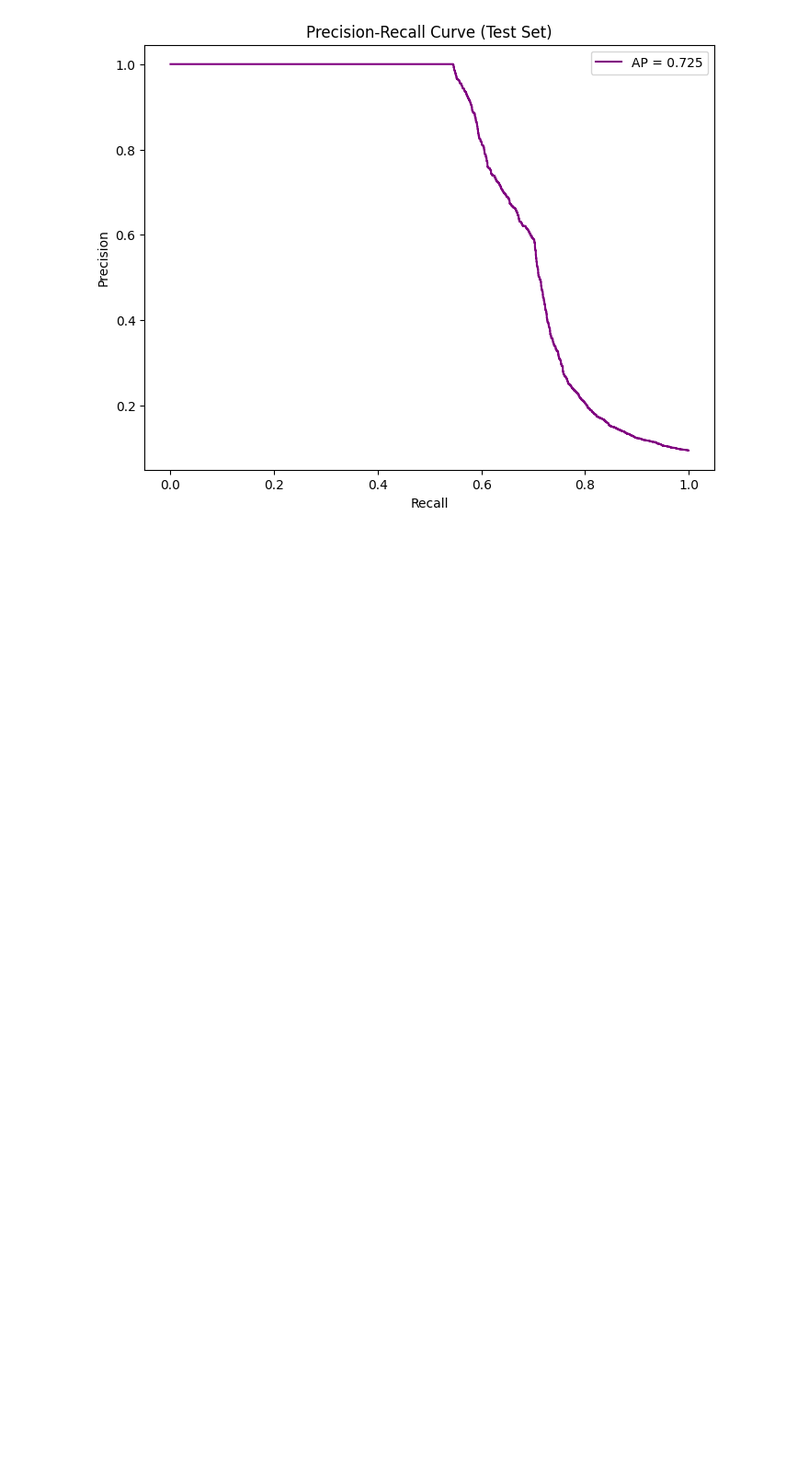
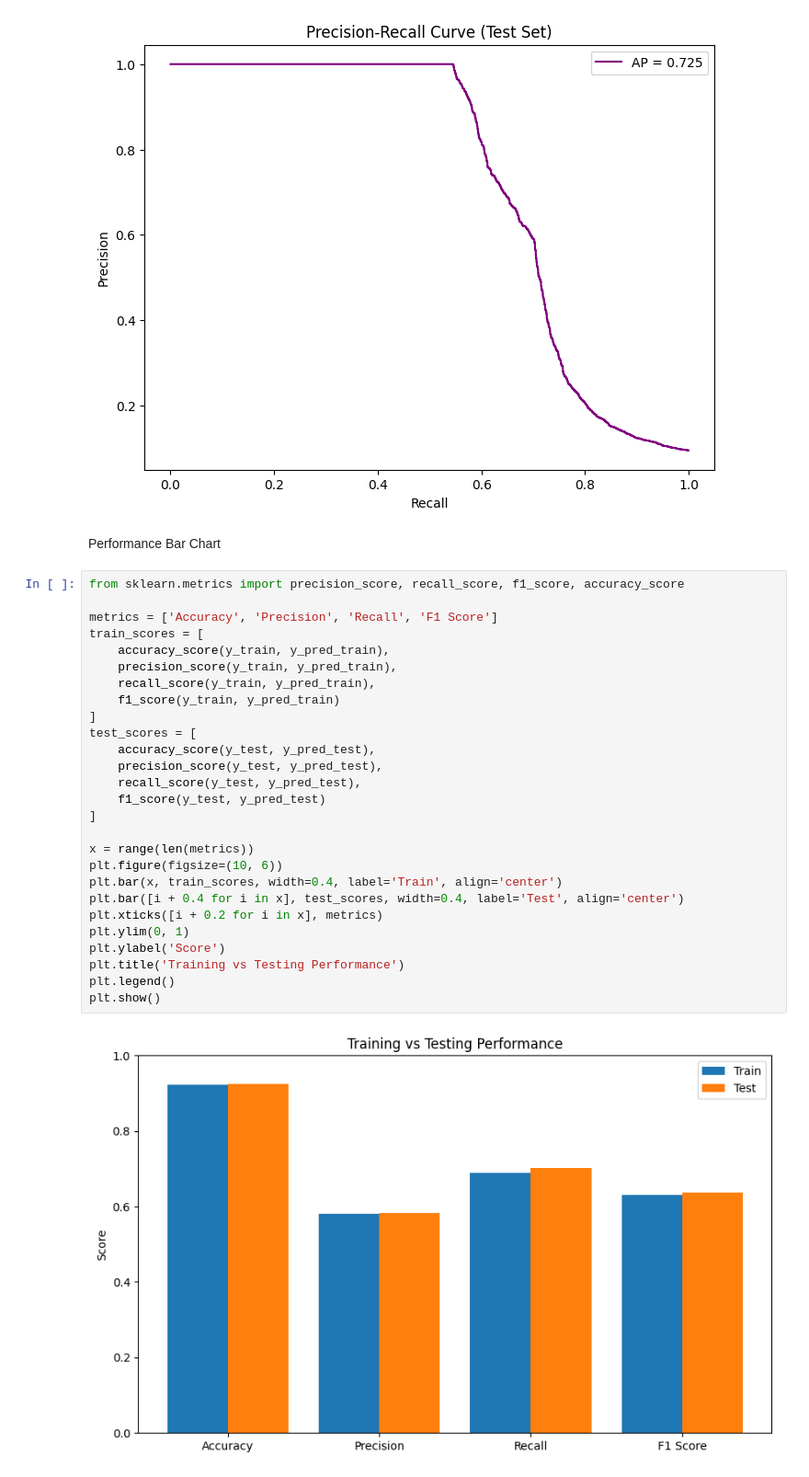
Before and after one commit to suhaasd/Fraud_Detection_Using_Machine_Learning, a Jupyter notebook: Fraud_Detection/fraud_detection.ipynb, the cells around one changed output. Shown: that part at 92% size. Saved outputs shown, nothing was run; the diff lists cells and outputs as text; blank space fills up the shorter version.

Commit message:
Evaluation - Add bar chart for train vs test performance metrics

```diff
--- a/Fraud_Detection/fraud_detection.ipynb
+++ b/Fraud_Detection/fraud_detection.ipynb
@@ -531,3 +531,34 @@ plt.legend()
 plt.show()
 # %% [output]
 [figure]
+# %% [markdown]
+Performance Bar Chart
+# %%
+from sklearn.metrics import precision_score, recall_score, f1_score, accuracy_score
+
+metrics = ['Accuracy', 'Precision', 'Recall', 'F1 Score']
+train_scores = [
+    accuracy_score(y_train, y_pred_train),
+    precision_score(y_train, y_pred_train),
+    recall_score(y_train, y_pred_train),
+    f1_score(y_train, y_pred_train)
+]
+test_scores = [
+    accuracy_score(y_test, y_pred_test),
+    precision_score(y_test, y_pred_test),
+    recall_score(y_test, y_pred_test),
+    f1_score(y_test, y_pred_test)
+]
+
+x = range(len(metrics))
+plt.figure(figsize=(10, 6))
+plt.bar(x, train_scores, width=0.4, label='Train', align='center')
+plt.bar([i + 0.4 for i in x], test_scores, width=0.4, label='Test', align='center')
+plt.xticks([i + 0.2 for i in x], metrics)
+plt.ylim(0, 1)
+plt.ylabel('Score')
+plt.title('Training vs Testing Performance')
+plt.legend()
+plt.show()
+# %% [output]
+[figure, added]
```
